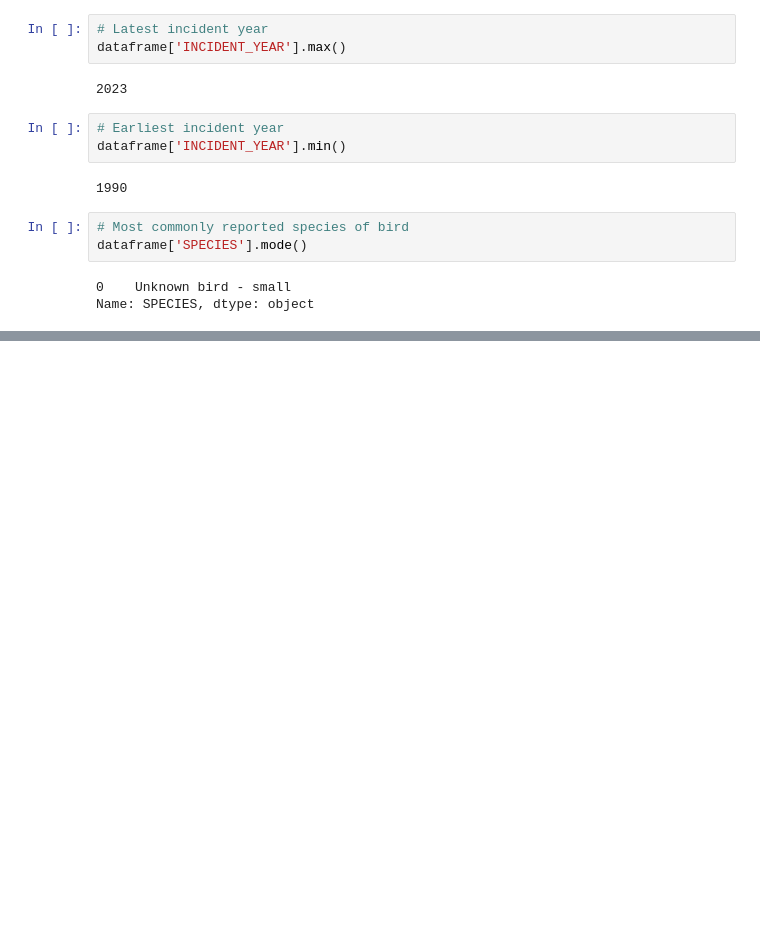
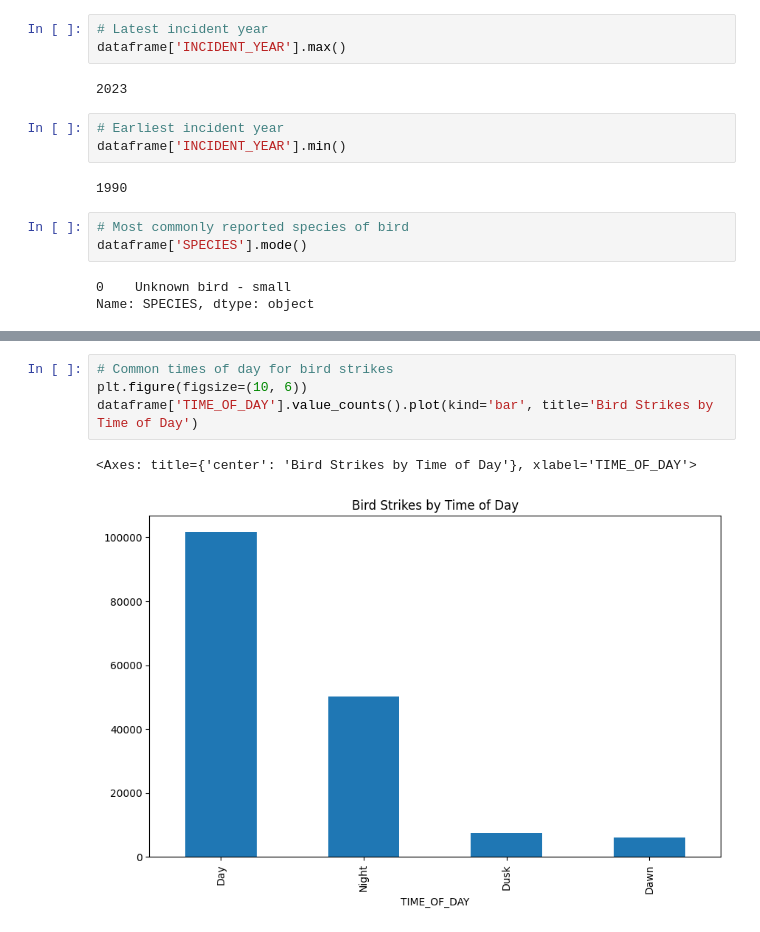
Before and after one commit to jpthefish/ALAN-Birdstrike-Data-For-Research, a Jupyter notebook: ALAN_Notebook.ipynb, the cells around one changed output, grey strips where cells are left out. Saved outputs shown, nothing was run; the diff lists cells and outputs as text; blank space fills up the shorter version.

```diff
--- a/ALAN_Notebook.ipynb
+++ b/ALAN_Notebook.ipynb
@@ -48,0 +66,7 @@ Name: SPECIES, dtype: object
+# %%
+# Common times of day for bird strikes
+plt.figure(figsize=(10, 6))
+dataframe['TIME_OF_DAY'].value_counts().plot(kind='bar', title='Bird Strikes by Time of Day')
+# %% [output]
+<Axes: title={'center': 'Bird Strikes by Time of Day'}, xlabel='TIME_OF_DAY'>
+[figure, added]
```
Also changed, not shown: parts of 6 cells of this notebook.
